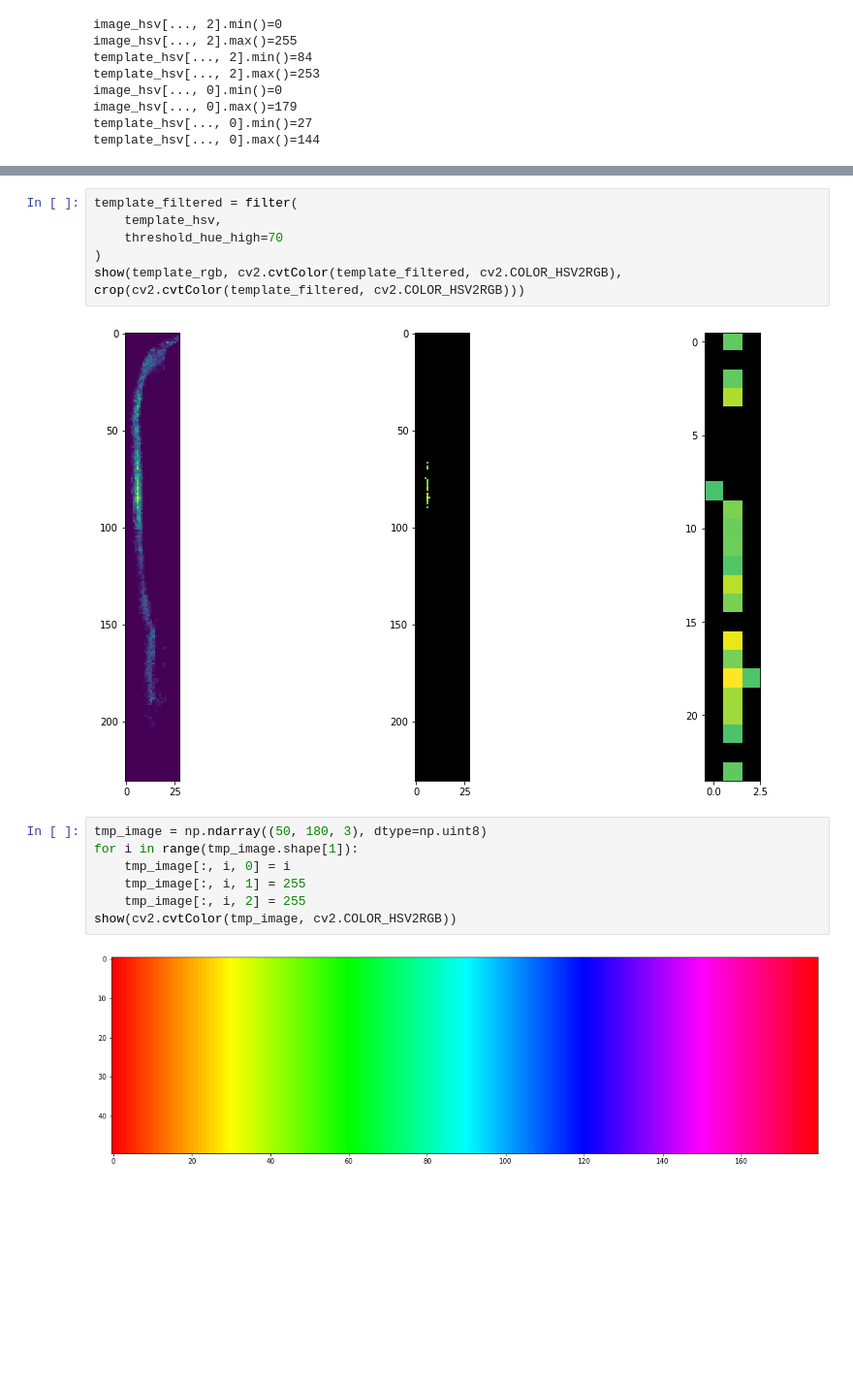
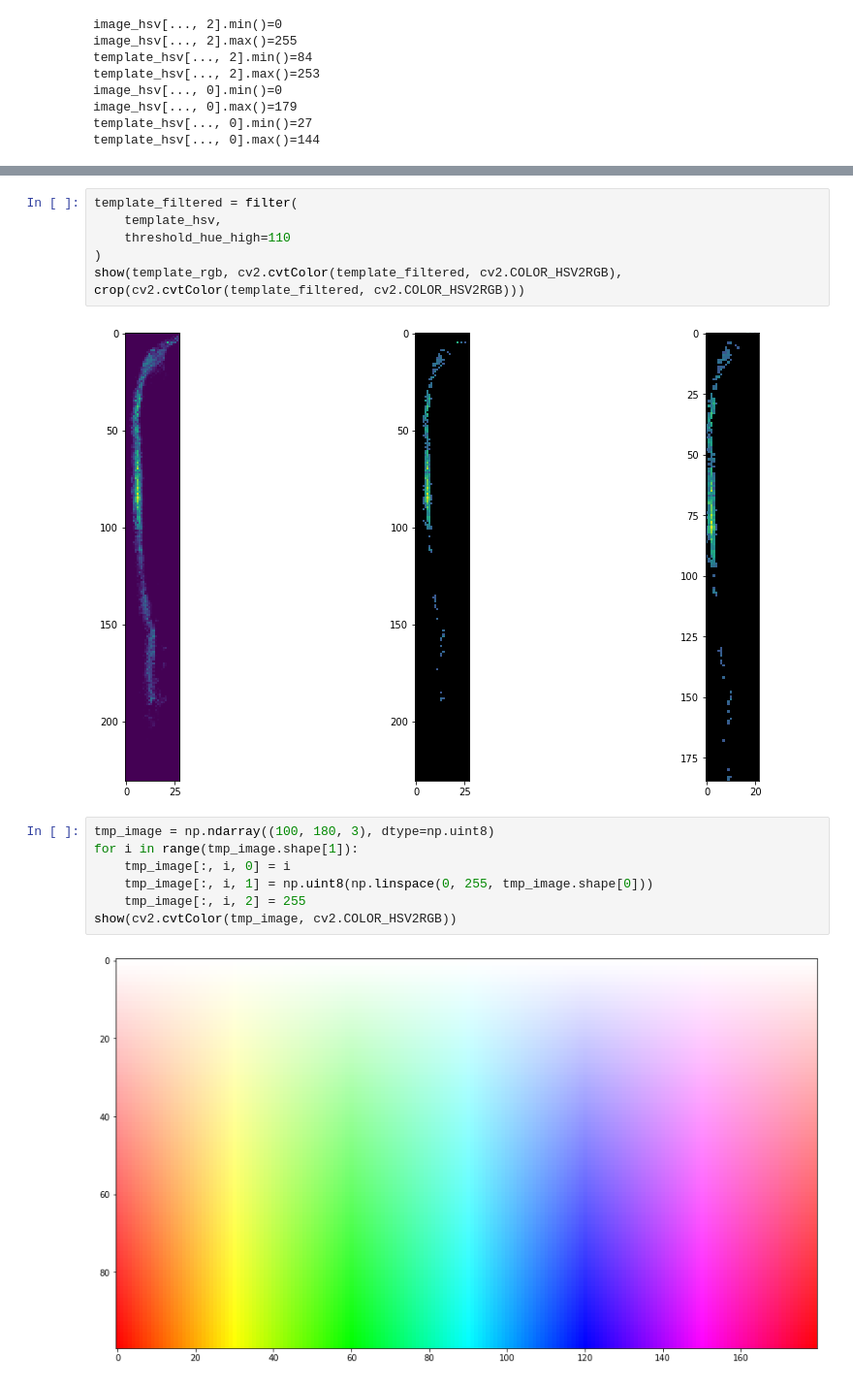
Before and after one commit to maxime915/msi_zarr_analysis, a Jupyter notebook: notebooks/filtering_images.ipynb, the cells around one changed output, grey strips where cells are left out. Shown at 97% size. Cells and saved outputs as stored; diff of their text form; blank space fills up the shorter version.

Commit message:
add experiments on image filtering

```diff
--- a/notebooks/filtering_images.ipynb
+++ b/notebooks/filtering_images.ipynb
@@ -84,17 +84,17 @@ show(image_rgb, image_filtered_rgb, crop(image_filtered_rgb), save_to="tm_filter
 # %%
 template_filtered = filter(
     template_hsv,
-    threshold_hue_high=70
+    threshold_hue_high=110
 )
 show(template_rgb, cv2.cvtColor(template_filtered, cv2.COLOR_HSV2RGB), crop(cv2.cvtColor(template_filtered, cv2.COLOR_HSV2RGB)))
 # %% [output]
-[figure, old version]
+[figure, new version]
 # %%
-tmp_image = np.ndarray((50, 180, 3), dtype=np.uint8)
+tmp_image = np.ndarray((100, 180, 3), dtype=np.uint8)
 for i in range(tmp_image.shape[1]):
     tmp_image[:, i, 0] = i
-    tmp_image[:, i, 1] = 255
+    tmp_image[:, i, 1] = np.uint8(np.linspace(0, 255, tmp_image.shape[0]))
     tmp_image[:, i, 2] = 255
 show(cv2.cvtColor(tmp_image, cv2.COLOR_HSV2RGB))
 # %% [output]
-[figure, old version]
+[figure, new version]
```
Also changed, not shown: parts of 2 cells of this notebook.
